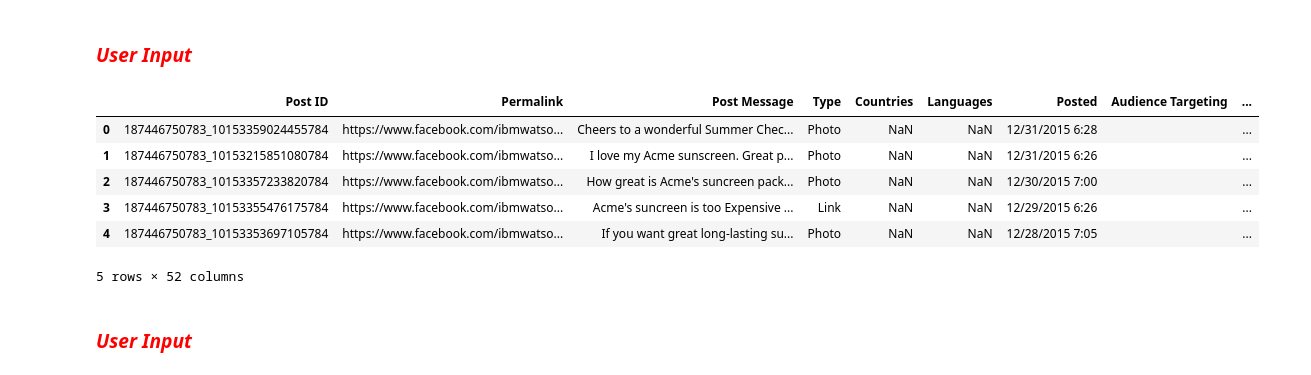
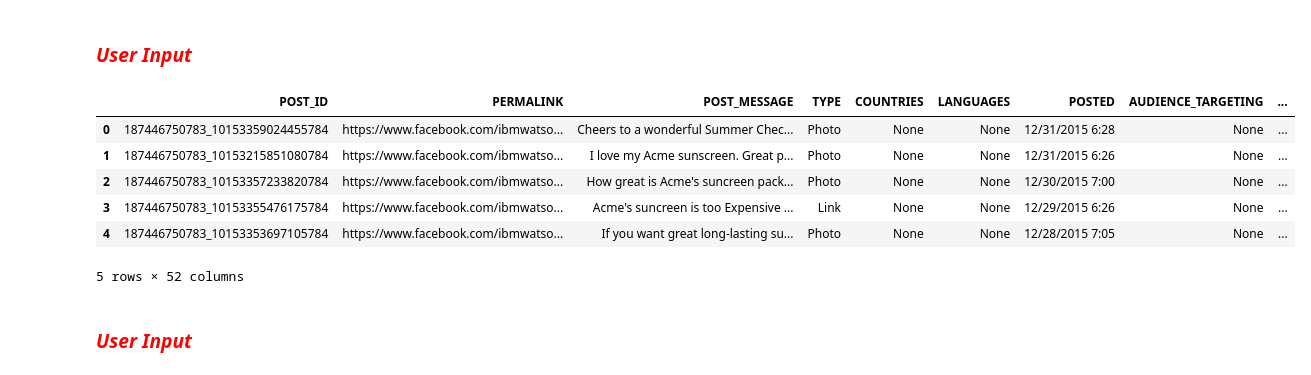
Before and after one commit to dlsolomo/wdp_dev_day, a Jupyter notebook: Acme Social Media Tone Analysis.ipynb, the cells around one changed output. Cells and saved outputs as stored; diff of their text form; code cells hidden in the pictures.

```diff
--- a/Acme Social Media Tone Analysis.ipynb
+++ b/Acme Social Media Tone Analysis.ipynb
@@ -130,0 +123,17 @@ df_data_4.head()
+# %%
+
+from ibmdbpy import IdaDataBase, IdaDataFrame
+
+# @hidden_cell
+# This connection object is used to access your data and contains your credentials.
+# You might want to remove those credentials before you share your notebook.
+idadb_abe8608cb7a84abf8ea60a002a751df5 = IdaDataBase(dsn='DASHDB;Database=BLUDB;Hostname=dashdb-entry-yp-dal09-08.services.dal.bluemix.net;Port=50000;PROTOCOL=TCPIP;UID=dash6285;PWD=lX2Vd~9l@lXL')
+
+data_df_5 = IdaDataFrame(idadb_abe8608cb7a84abf8ea60a002a751df5, 'DASH6285.ACME_FACEBOOK_EXPORT').as_dataframe()
+data_df_5.head()
+
+# You can close the database connection with the following code. Please keep the comment line with the @hidden_cell tag,
+# because the close function displays parts of the credentials.
+# @hidden_cell
+# idadb_abe8608cb7a84abf8ea60a002a751df5.close()
+# To learn more about the ibmdby package, please read the documentation: http://pythonhosted.org/ibmdbpy/
@@ -132,15 +149,15 @@ df_data_4.head()
 ###  <span style="color: red"> _User Input_</span>
 # %%
 #Make sure this equals the variable above.
-df = df_data_4
+df = data_df_5
 df.head()
 # %% [output]
-|  | Post ID | Permalink | Post Message | Type | Countries | Languages | Posted | Audience Targeting | ... |
-| 0 | 187446750783_10153359024455784 | https://www.facebook.com/ibmwatso... | Cheers to a wonderful Summer Chec... | Photo | NaN | NaN | 12/31/2015 6:28 |  | ... |
-| 1 | 187446750783_10153215851080784 | https://www.facebook.com/ibmwatso... | I love my Acme sunscreen. Great p... | Photo | NaN | NaN | 12/31/2015 6:26 |  | ... |
-| 2 | 187446750783_10153357233820784 | https://www.facebook.com/ibmwatso... | How great is Acme's suncreen pack... | Photo | NaN | NaN | 12/30/2015 7:00 |  | ... |
-| 3 | 187446750783_10153355476175784 | https://www.facebook.com/ibmwatso... | Acme's suncreen is too Expensive ... | Link | NaN | NaN | 12/29/2015 6:26 |  | ... |
-| 4 | 187446750783_10153353697105784 | https://www.facebook.com/ibmwatso... | If you want great long-lasting su... | Photo | NaN | NaN | 12/28/2015 7:05 |  | ... |
+|  | POST_ID | PERMALINK | POST_MESSAGE | TYPE | COUNTRIES | LANGUAGES | POSTED | AUDIENCE_TARGETING | ... |
+| 0 | 187446750783_10153359024455784 | https://www.facebook.com/ibmwatso... | Cheers to a wonderful Summer Chec... | Photo | None | None | 12/31/2015 6:28 | None | ... |
+| 1 | 187446750783_10153215851080784 | https://www.facebook.com/ibmwatso... | I love my Acme sunscreen. Great p... | Photo | None | None | 12/31/2015 6:26 | None | ... |
+| 2 | 187446750783_10153357233820784 | https://www.facebook.com/ibmwatso... | How great is Acme's suncreen pack... | Photo | None | None | 12/30/2015 7:00 | None | ... |
+| 3 | 187446750783_10153355476175784 | https://www.facebook.com/ibmwatso... | Acme's suncreen is too Expensive ... | Link | None | None | 12/29/2015 6:26 | None | ... |
+| 4 | 187446750783_10153353697105784 | https://www.facebook.com/ibmwatso... | If you want great long-lasting su... | Photo | None | None | 12/28/2015 7:05 | None | ... |
 5 rows × 52 columns
 # %% [markdown]
 ###  <span style="color: red"> _User Input_</span>
```
Also changed, not shown: parts of 10 cells of this notebook.
